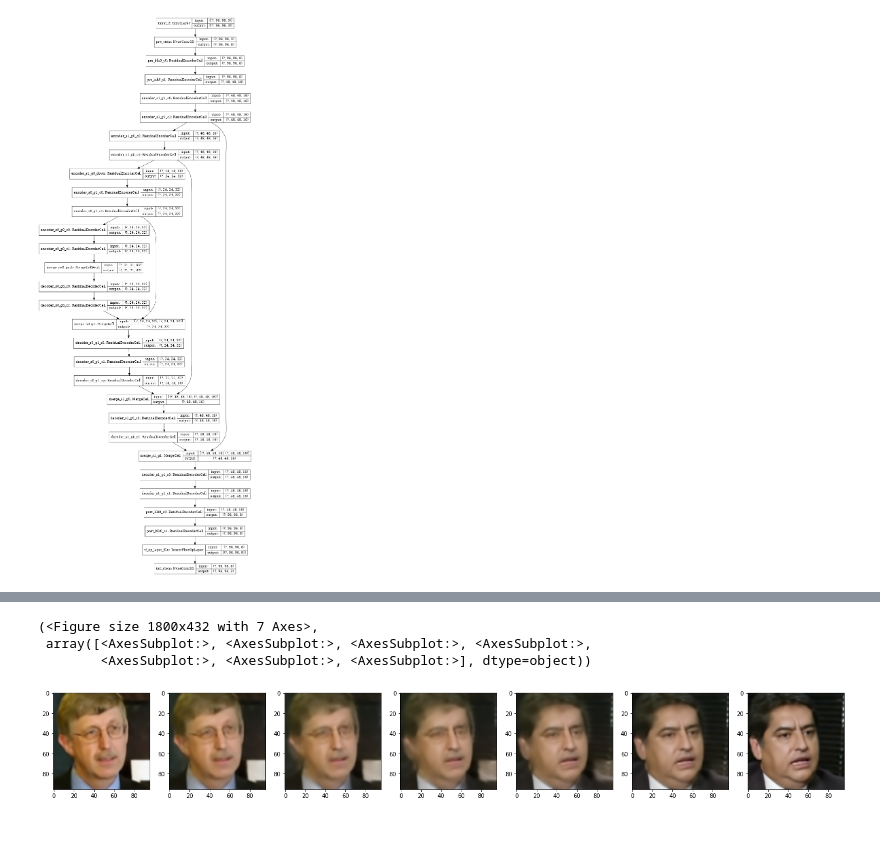
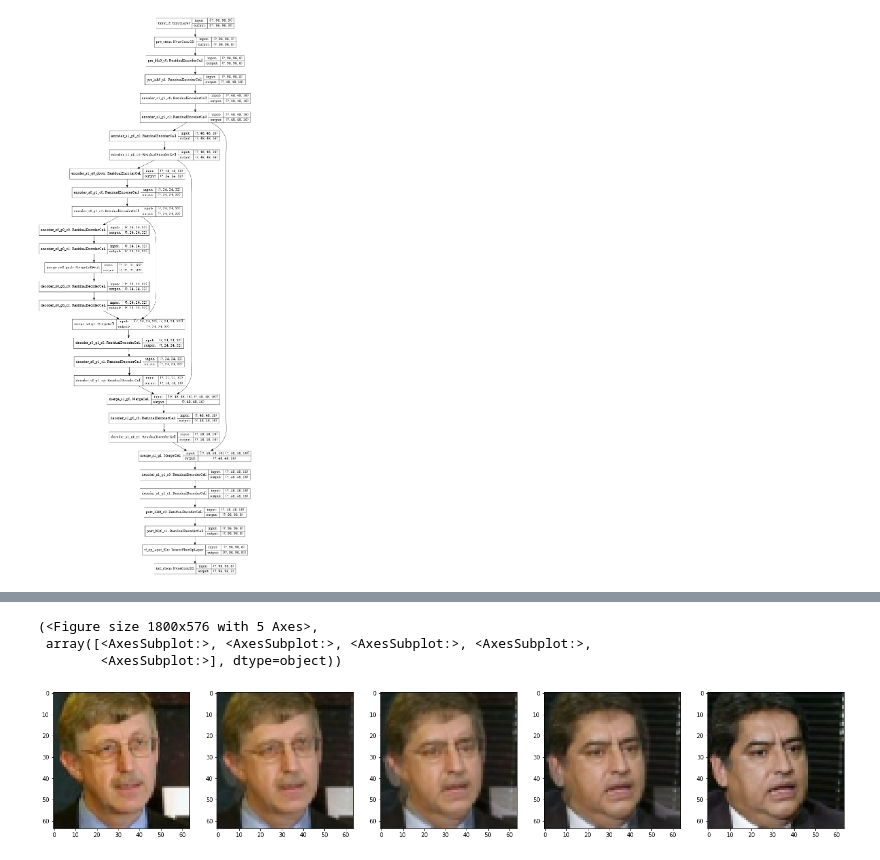
Before and after one commit to etotheipi/nvae_tensorflow, a Jupyter notebook: layer_playground.ipynb, the cells around one changed output, grey strips where cells are left out. Drawn from its saved outputs; the diff is of its cells as text; code cells hidden in the pictures; blank space fills up the shorter version.

```diff
--- a/layer_playground.ipynb
+++ b/layer_playground.ipynb
@@ -362,13 +345,15 @@ def merge_faces(model, face1, face2):
         axs[i].imshow(lfw.unscale_img(blended_face))
 
     return fig,axs
-# %%
-merge_faces(full_nvae, f1, f2)
-# %% [output]
-(<Figure size 1800x432 with 7 Axes>,
- array([<AxesSubplot:>, <AxesSubplot:>, <AxesSubplot:>, <AxesSubplot:>,
-        <AxesSubplot:>, <AxesSubplot:>, <AxesSubplot:>], dtype=object))
-[figure, removed]
+# %%
+f1 = lfw.data_sample[0, :, :, :]
+f2 = lfw.data_sample[1, :, :, :]
+merge_faces(full_nvae, f1, f2)
+# %% [output]
+(<Figure size 1800x576 with 5 Axes>,
+ array([<AxesSubplot:>, <AxesSubplot:>, <AxesSubplot:>, <AxesSubplot:>,
+        <AxesSubplot:>], dtype=object))
+[figure, added]
 # %%
 def load_img(fn, sz):
     img = PIL.Image.open(fn)
```
Also changed, not shown: parts of 24 cells of this notebook, 4 other files.
